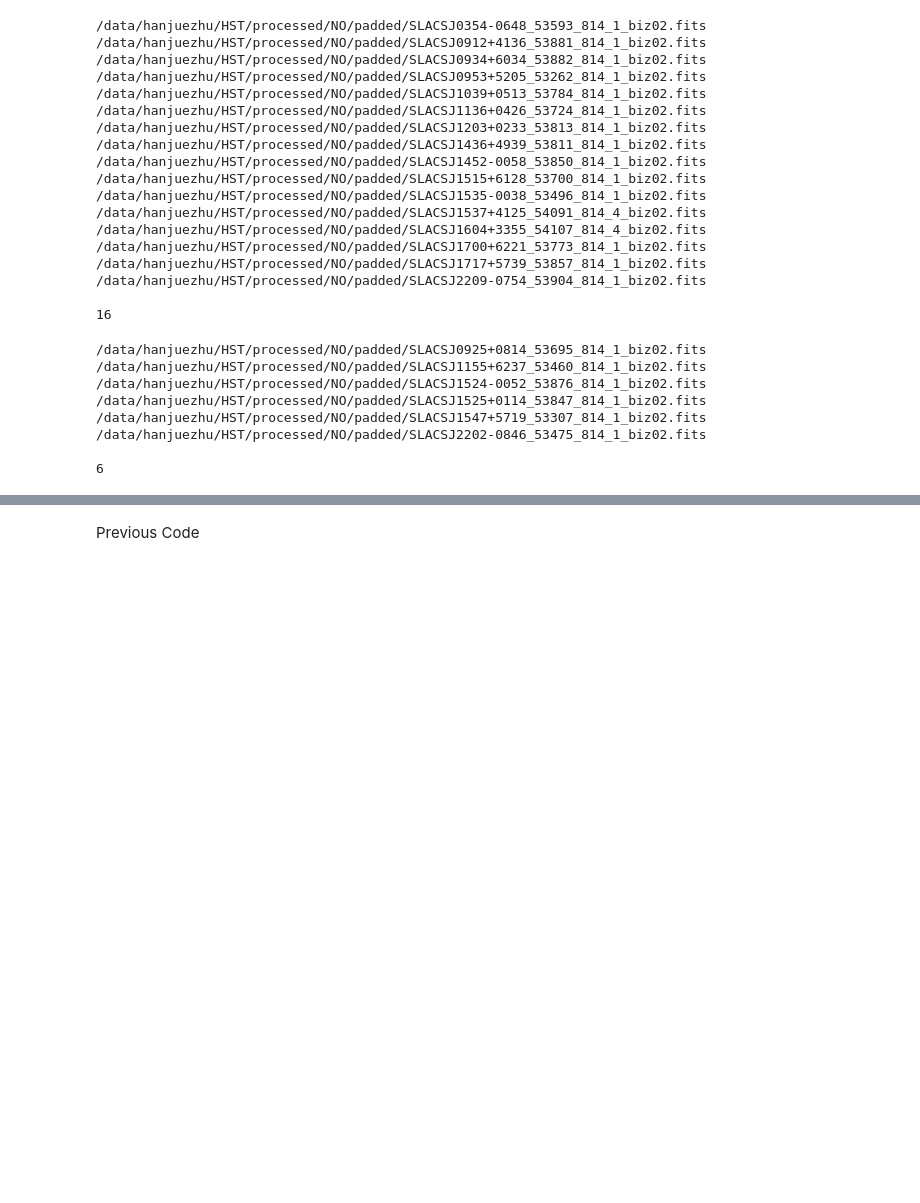
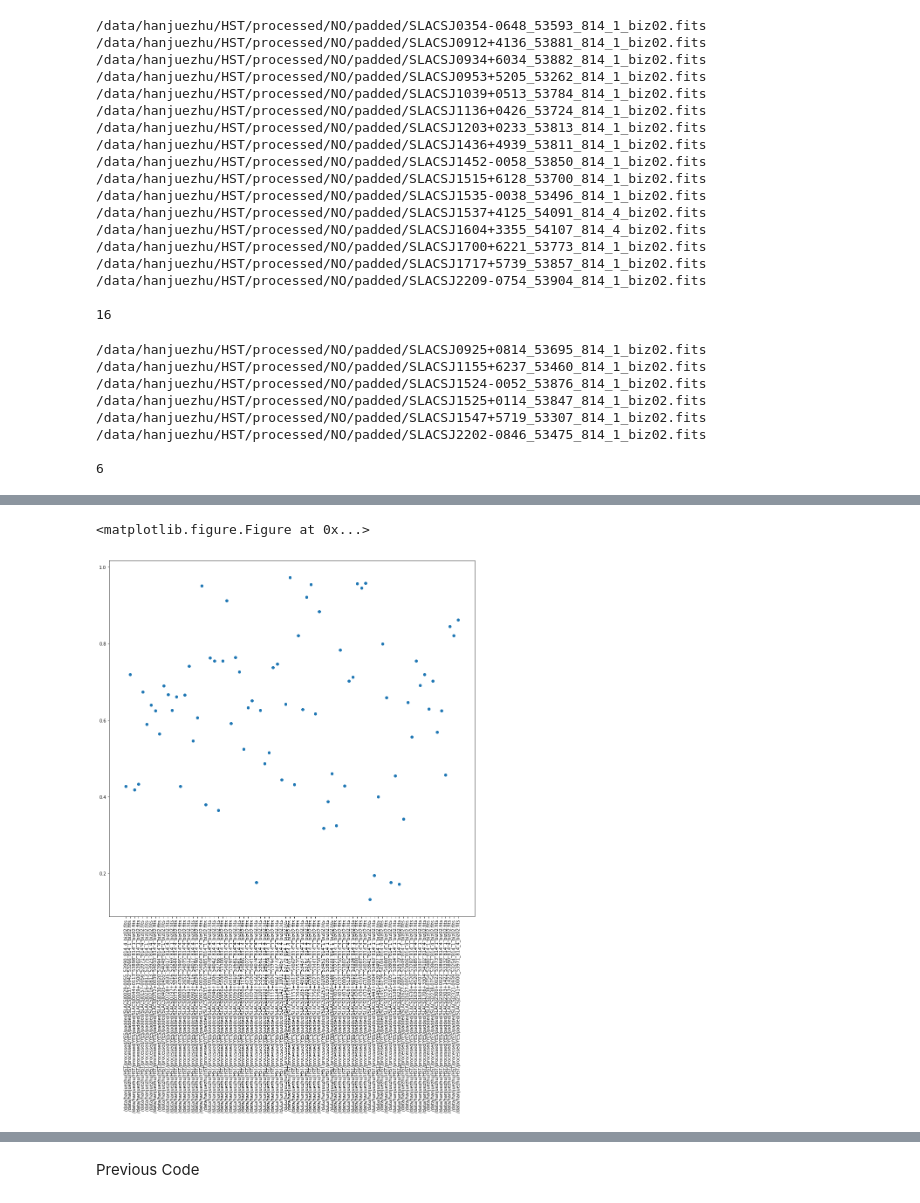
Before and after one commit to cavestruz/ALL_obs, a Jupyter notebook: ScoresAndHOG.ipynb, the cells around one changed output, grey strips where cells are left out. Saved outputs shown, nothing was run; the diff lists cells and outputs as text; code cells hidden in the pictures; blank space fills up the shorter version.

```diff
--- a/ScoresAndHOG.ipynb
+++ b/ScoresAndHOG.ipynb
@@ -174,0 +217,19 @@ print len(good_filenames)
+# %%
+# Get sorted scores for each HOG parametrization for the mock images
+sorted_scores = {hogname: df['score'].sort_values() for hogname, df in filescores_mock.iteritems()}
+# %%
+# Add rank score for real images w.r.t. mock images for each HOG parametrization
+for hogname, df in filescores_real.iteritems():
+    df['rank_score'] = sorted_scores[hogname].searchsorted(df['score']) / float(sorted_scores[hogname].shape[0])
+# %%
+# Get the max rank score over HOG parametrizations for each image
+filescore_max_rank_real = get_max_score([df.drop(['score'], axis=1)
+                                         for df in filescores_real.itervalues()],
+                                        'rank_score')
+# %%
+# Plot band 814 lensed
+df = filescore_max_rank_real[(filescore_max_rank_real['band'] == '814') & (filescore_max_rank_real['label'] == 1)]
+plot_scores(df['filename'], df['rank_score'])
+# %% [output]
+<matplotlib.figure.Figure at 0x...>
+[figure, added]
```
Also changed, not shown: parts of 5 cells of this notebook.
